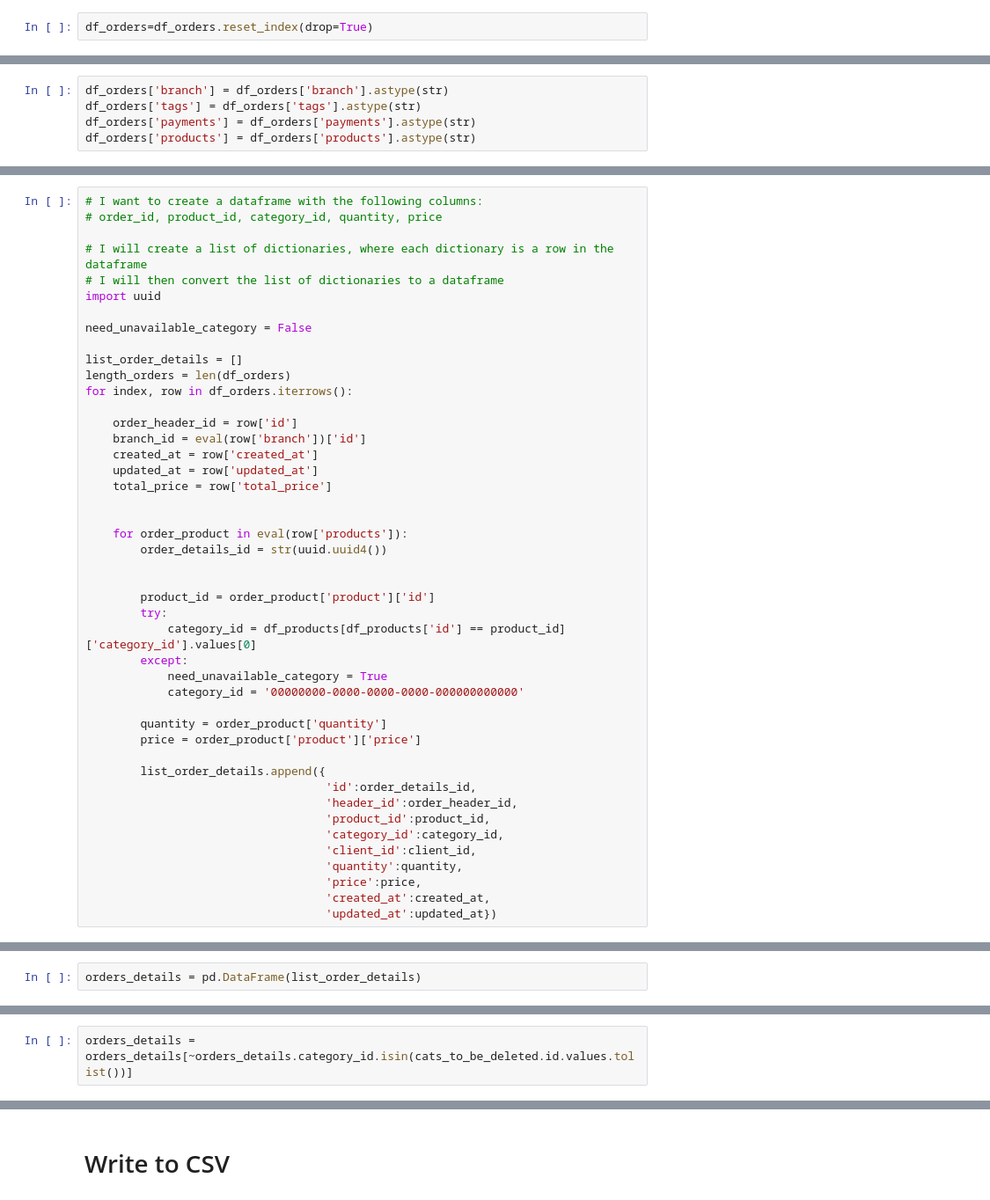
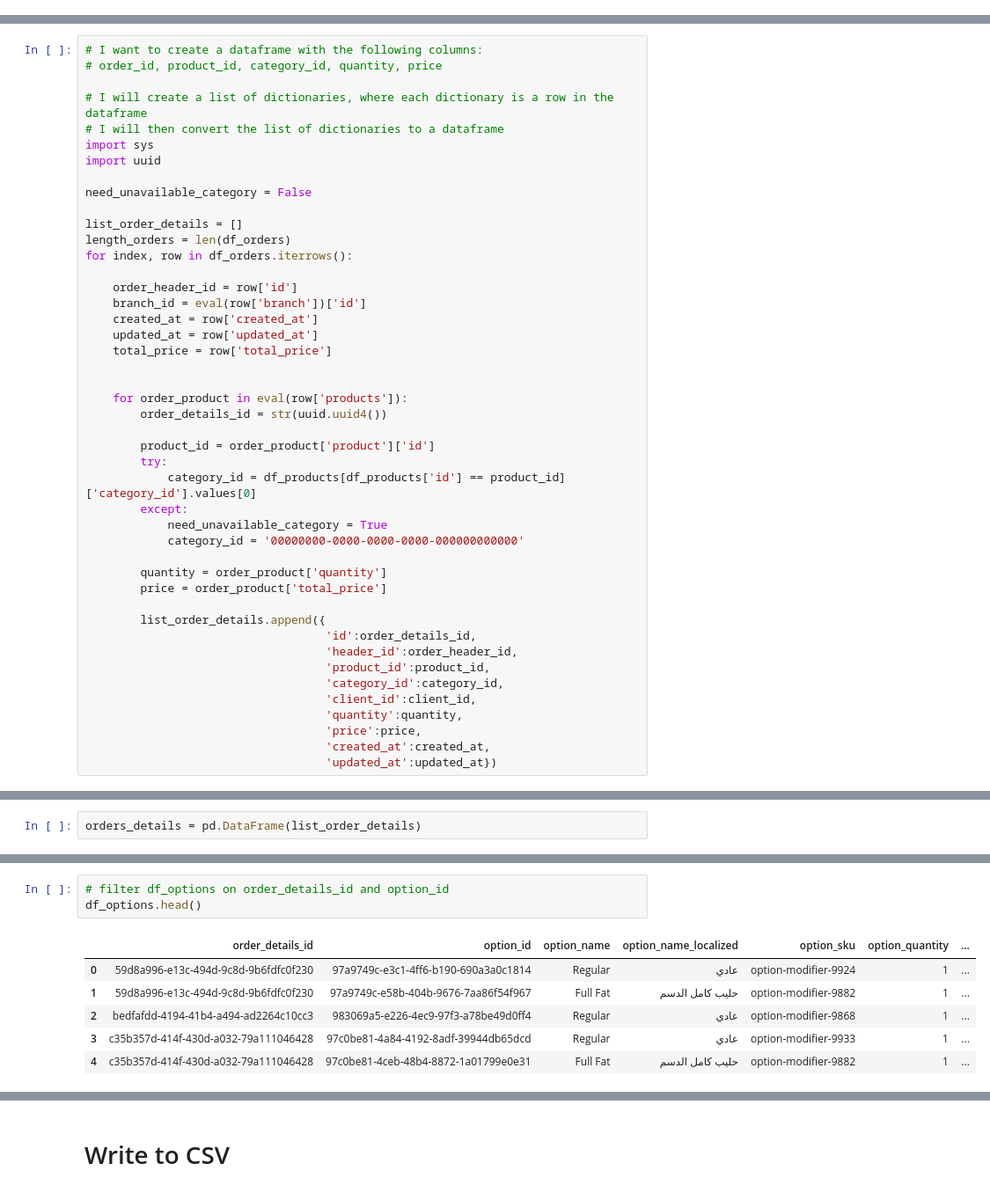
Before and after one commit to OmarHory/POS_CHATBOT_TEXT_TO_SQL, a Jupyter notebook: data_notebooks/orders/prepare_data.ipynb, the cells around one changed output, grey strips where cells are left out. Shown at 88% size. Saved outputs shown, nothing was run; the diff lists cells and outputs as text.

```diff
--- a/data_notebooks/orders/prepare_data.ipynb
+++ b/data_notebooks/orders/prepare_data.ipynb
@@ -122,4 +239,2 @@ today
-# %%
-df_orders=df_orders.reset_index(drop=True)
 # %%
 df_orders.head()
@@ -126,5 +247,0 @@ df_orders.head()
-# %%
-df_orders['branch'] = df_orders['branch'].astype(str)
-df_orders['tags'] = df_orders['tags'].astype(str)
-df_orders['payments'] = df_orders['payments'].astype(str)
-df_orders['products'] = df_orders['products'].astype(str)
@@ -150,6 +298,7 @@ df_orders.head()
 
 # I will create a list of dictionaries, where each dictionary is a row in the dataframe
 # I will then convert the list of dictionaries to a dataframe
+import sys
 import uuid
 
 need_unavailable_category = False
@@ -168,7 +317,6 @@ for index, row in df_orders.iterrows():
     for order_product in eval(row['products']):
         order_details_id = str(uuid.uuid4())
 
-
         product_id = order_product['product']['id']
         try:
             category_id = df_products[df_products['id'] == product_id]['category_id'].values[0]
@@ -177,7 +325,7 @@ for index, row in df_orders.iterrows():
             category_id = '00000000-0000-0000-0000-000000000000'
 
         quantity = order_product['quantity']
-        price = order_product['product']['price']
+        price = order_product['total_price']
 
         list_order_details.append({
                                    'id':order_details_id,
@@ -215,2 +384,0 @@ order_header_id_to_be_deleted = orders_details[orders_details.category_id.isin(c
-# %%
-orders_details = orders_details[~orders_details.category_id.isin(cats_to_be_deleted.id.values.tolist())]
@@ -222,0 +430,10 @@ df_products = df_products[~df_products.category_id.isin(cats_to_be_deleted.id.va
+# %%
+# filter df_options on order_details_id and option_id
+df_options.head()
+# %% [output]
+|  | order_details_id | option_id | option_name | option_name_localized | option_sku | option_quantity | ... |
+| 0 | 59d8a996-e13c-494d-9c8d-9b6fdfc0f230 | 97a9749c-e3c1-4ff6-b190-690a3a0c1814 | Regular | عادي | option-modifier-9924 | 1 | ... |
+| 1 | 59d8a996-e13c-494d-9c8d-9b6fdfc0f230 | 97a9749c-e58b-404b-9676-7aa86f54f967 | Full Fat | حليب كامل الدسم | option-modifier-9882 | 1 | ... |
+| 2 | bedfafdd-4194-41b4-a494-ad2264c10cc3 | 983069a5-e226-4ec9-97f3-a78be49d0ff4 | Regular | عادي | option-modifier-9868 | 1 | ... |
+| 3 | c35b357d-414f-430d-a032-79a111046428 | 97c0be81-4a84-4192-8adf-39944db65dcd | Regular | عادي | option-modifier-9933 | 1 | ... |
+| 4 | c35b357d-414f-430d-a032-79a111046428 | 97c0be81-4ceb-48b4-8872-1a01799e0e31 | Full Fat | حليب كامل الدسم | option-modifier-9882 | 1 | ... |
```
Also changed, not shown: parts of 49 cells of this notebook.
